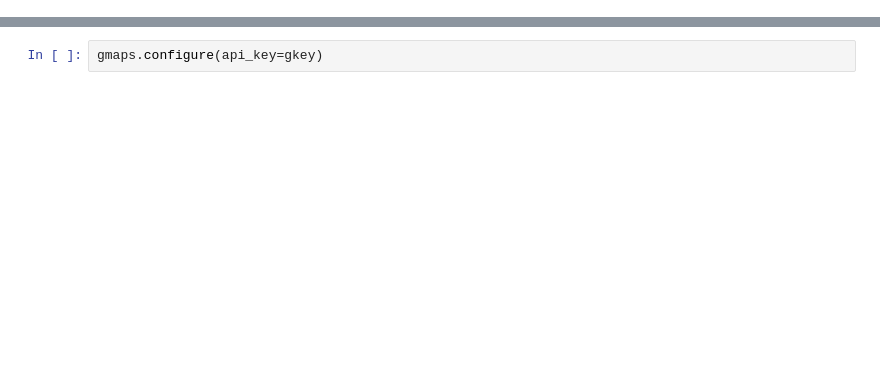
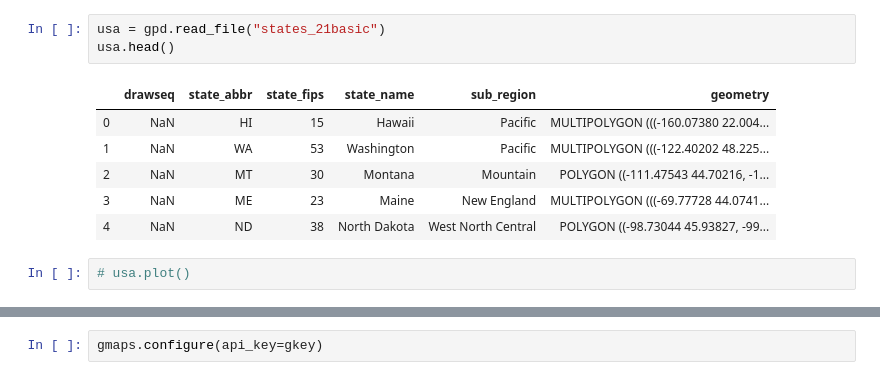
Before and after one commit to jdo4508/Project-1, a Jupyter notebook: cheryl/heatmap.IPYNB, the cells around one changed output, grey strips where cells are left out. Saved outputs shown, nothing was run; the diff lists cells and outputs as text; blank space fills up the shorter version.

```diff
--- a/cheryl/heatmap.IPYNB
+++ b/cheryl/heatmap.IPYNB
@@ -19,3 +27,15 @@ from itertools import accumulate
 
 # Census API Key
 c = Census(census_key, year=2017)
+# %%
+usa = gpd.read_file("states_21basic")
+usa.head()
+# %% [output]
+|  | drawseq | state_abbr | state_fips | state_name | sub_region | geometry |
+| 0 | NaN | HI | 15 | Hawaii | Pacific | MULTIPOLYGON (((-160.07380 22.004... |
+| 1 | NaN | WA | 53 | Washington | Pacific | MULTIPOLYGON (((-122.40202 48.225... |
+| 2 | NaN | MT | 30 | Montana | Mountain | POLYGON ((-111.47543 44.70216, -1... |
+| 3 | NaN | ME | 23 | Maine | New England | MULTIPOLYGON (((-69.77728 44.0741... |
+| 4 | NaN | ND | 38 | North Dakota | West North Central | POLYGON ((-98.73044 45.93827, -99... |
+# %%
+# usa.plot()
```
Also changed, not shown: parts of 26 cells of this notebook, 25 other files.
